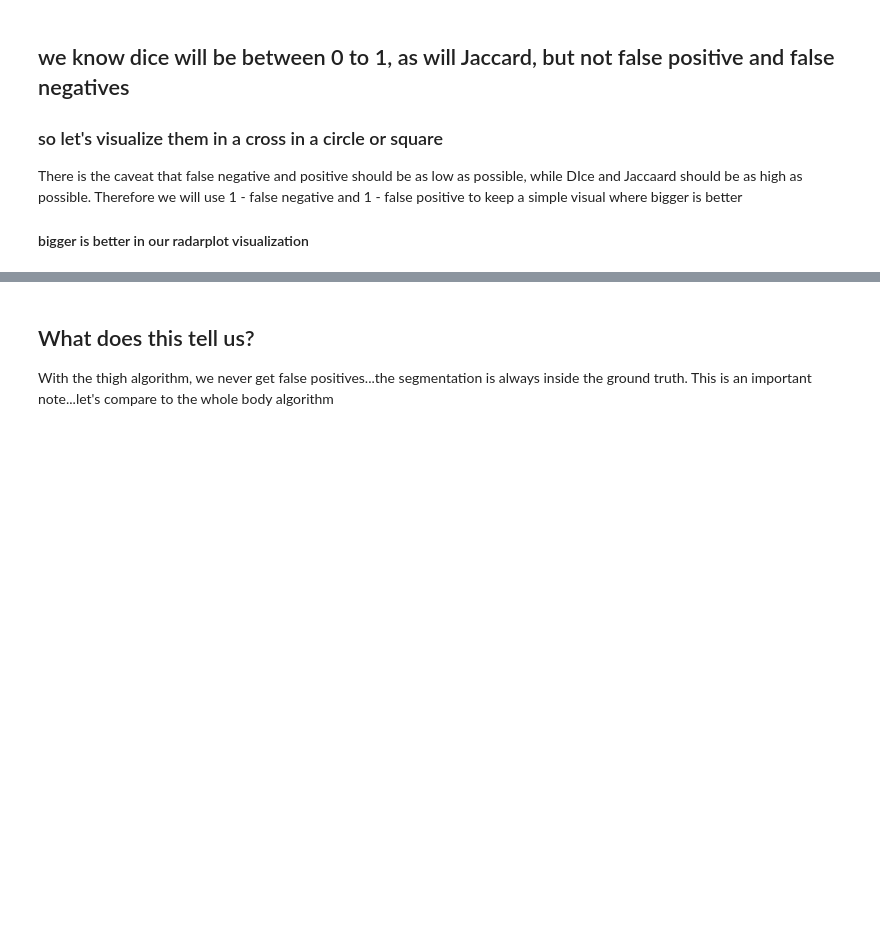
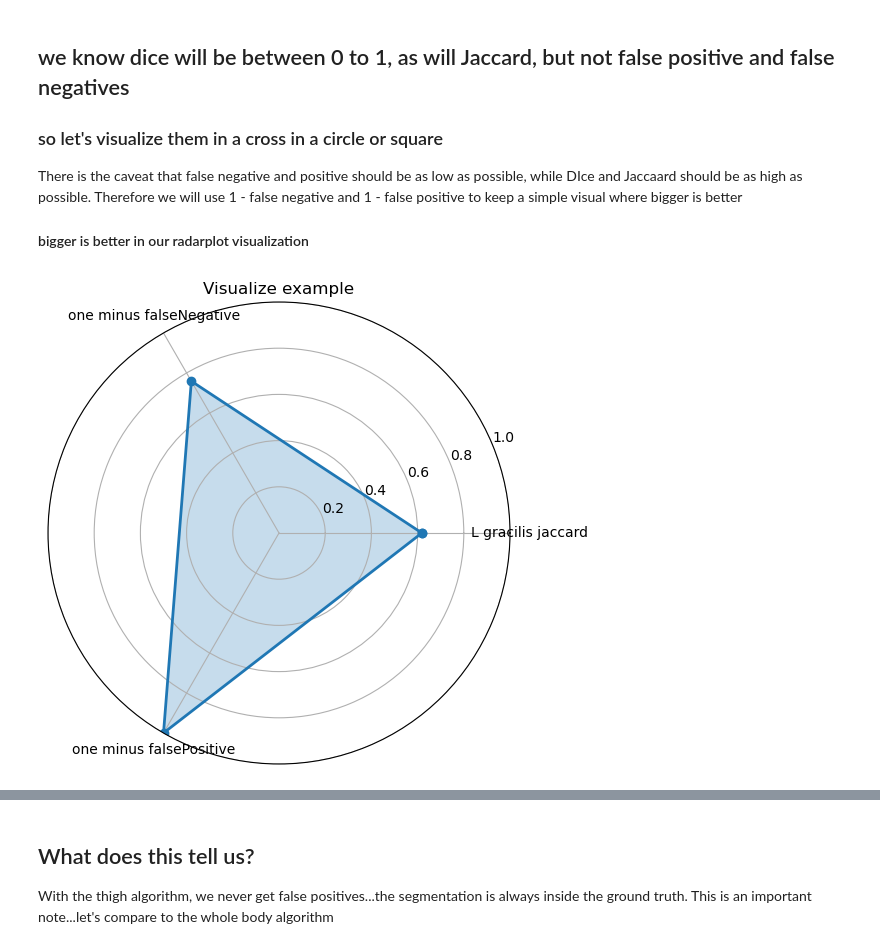
Before and after one commit to drcandacemakedamoore/dissector, a Jupyter notebook: eval_notebooks/evaluations_muscle_map/visual_compare.ipynb, the cells around one changed output, grey strips where cells are left out. Drawn from its saved outputs; the diff is of its cells as text; code cells hidden in the pictures; blank space fills up the shorter version.

Commit message:
more graphing in lib

```diff
--- a/eval_notebooks/evaluations_muscle_map/visual_compare.ipynb
+++ b/eval_notebooks/evaluations_muscle_map/visual_compare.ipynb
@@ -36,35 +50,6 @@ thigh_left_sart_dataset['one_minus_falsePositive'] = 1 - thigh_left_sart_dataset
 body_left_sart_dataset['one_minus_falseNegative'] = 1 - body_left_sart_dataset['L_sartor_falseNegative']
 body_left_sart_dataset['one_minus_falsePositive'] = 1 - body_left_sart_dataset['L_sartor_falsePostivie']
 # %%
-# single row visualization function
-
-def single_row_viz(metrics, dataset, row, title):
-
-    """
-    This visualizes a single row of metrics on a radar plot. metrics is a list, dataset is the dataframe, row is the row number
-    """
-
-    row = dataset.iloc[row]
-    values = row[metrics].values.astype(float)
-    values = np.append(values, values[0])
-    # Angles based on number of metrics
-    num_metrics = len(metrics)
-    angles = np.linspace(0, 2*np.pi, num_metrics, endpoint=False)
-    angles = np.append(angles, angles[0])
-
-    # auto-generate readable labels
-    labels = [m.replace("_", " ").strip(":") for m in metrics]
-    # Plot
-    fig, ax = plt.subplots(figsize=(6, 6), subplot_kw=dict(polar=True))
-
-    ax.plot(angles, values, 'o-', linewidth=2)
-    ax.fill(angles, values, alpha=0.25)
-
-    ax.set_xticks(angles[:-1])
-    ax.set_xticklabels(labels)
-
-    ax.set_ylim(0, 1)
-
-    plt.title(title)
-    plt.show()
 single_row_viz(["L_gracilis_jaccard","one_minus_falseNegative","one_minus_falsePositive"], thigh_left_grac_dataset, 0, "Visualize example")
+# %% [output]
+[figure, added]
```
Also changed, not shown: parts of 9 cells of this notebook, 3 other files.
